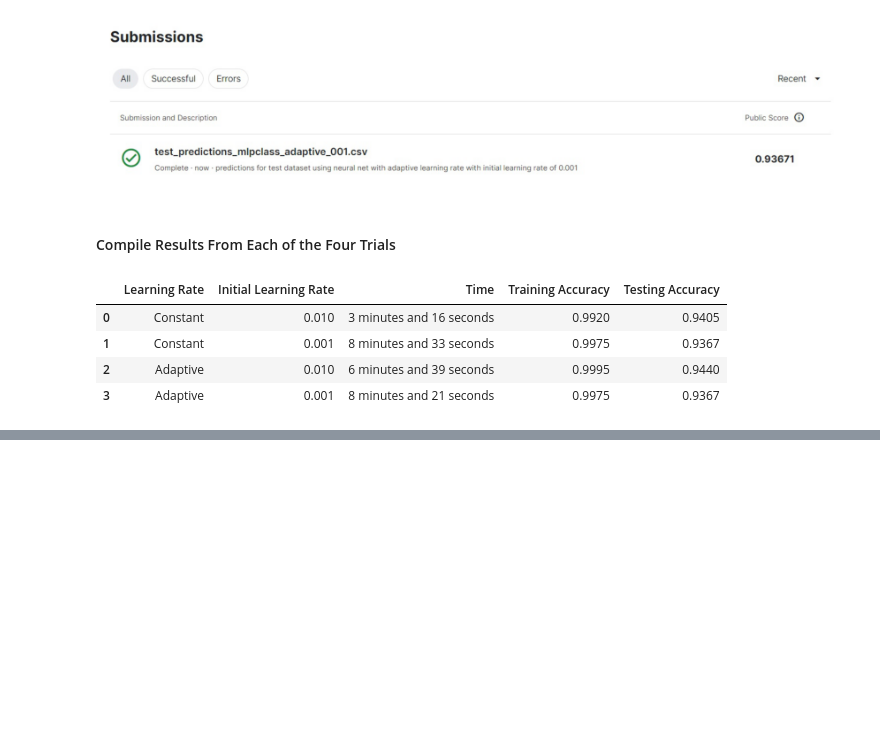
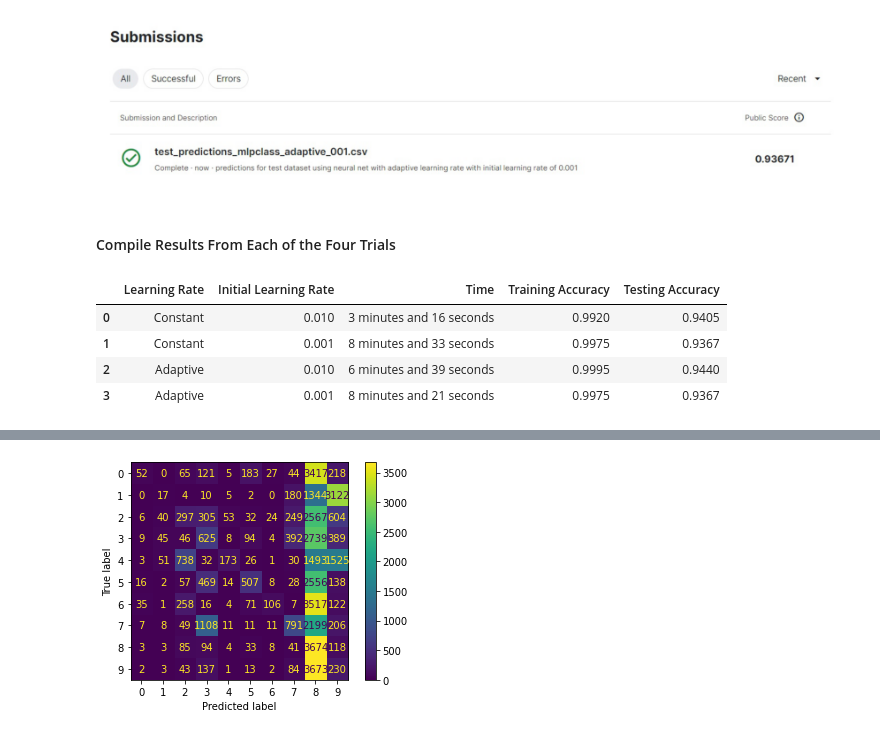
Before and after one commit to clairemarkey/MSDS-422-Group-3-Module-7, a Jupyter notebook: MSDS-422-Group-3-Module-7.ipynb, the cells around one changed output, grey strips where cells are left out. Saved outputs shown, nothing was run; the diff lists cells and outputs as text; code cells hidden in the pictures; blank space fills up the shorter version.

```diff
--- a/MSDS-422-Group-3-Module-7.ipynb
+++ b/MSDS-422-Group-3-Module-7.ipynb
@@ -1600,0 +1657,96 @@ MLP_Scores_SD
+# %%
+# Create a copy of the training dataframe
+from sklearn.preprocessing import StandardScaler
+
+sc = StandardScaler() #Initialize scaling of data
+#nn_train_df.drop(['label'], axis=1, inplace=True) #drop the label column from the df
+
+nn_train_x = principal_components_digits #set df without label as x
+y_train = digit_training_data['label'] #set y a the label column
+nn_train_df = pd.DataFrame(nn_train_x)
+y_train = digit_training_data['label'] #set y a the label column
+
+sc.fit(nn_train_df)
+normalized = sc.transform(nn_train_df)
+
+# Convert scaled data from numpy array into dataframe
+nn_training_features = list(nn_train_df.columns)
+nn_training_scaled_df = pd.DataFrame(normalized, columns=nn_training_features)
+
+# Split the Kaggle training data into training and validation components
+#nn_x_train, nn_x_validation, nn_y_train, nn_y_validation = train_test_split(nn_training_scaled_df,
+#                                                                      nn_train_y,
+#                                                                            test_size=0.25,
+#                                                                           random_state = 1)
+
+# Import libraries
+from sklearn.model_selection import train_test_split, GridSearchCV
+from sklearn.neural_network import MLPClassifier
+from sklearn.preprocessing import StandardScaler
+from sklearn.model_selection import KFold
+from sklearn.metrics import accuracy_score, classification_report, confusion_matrix, ConfusionMatrixDisplay
+
+# Extract predictors and outcome (label variable)
+#X_train = digit_training_data.copy(deep=True)
+#X_train.drop(['label'], axis=1, inplace=True)
+#y_train = digit_training_data['label']
+
+# Standardize the features
+#xscaler = StandardScaler()
+#X_train = xscaler.fit_transform(X_train)
+
+# Initialize MLP Classifier
+mlp_class = MLPClassifier(random_state=1, hidden_layer_sizes=(5,2),
+                        max_iter = 300,activation = 'relu',
+                        solver = 'adam')
+
+mlp_class.fit(nn_train_df, y_train)
+y_pred_train = mlp_class.predict(normalized)
+
+# evaluate the model on the training data
+accuracy_train = accuracy_score(y_train, y_pred_train)
+print("Training Accuracy:", accuracy_train)
+print("Training Classification Report:", classification_report(y_train, y_pred_train))
+
+# Create paramater grid with hyperparameters to tune, use default adam solver so doen't need to tune learning rate
+#param_grid = {
+#    'hidden_layer_sizes': [(10,10), (20,20), (10,10,10), (20,20,20), (10,10,10,10,10), (20,20,20,20,20)]
+#}
+
+# Kfold cv with 5 splits for GridSearch
+#cv = KFold(n_splits=5, shuffle=True, random_state=1)
+
+# Create the GridSearchCV with kfold=5 object and fit it to the training data
+#grid_search = GridSearchCV(mlp_class, param_grid, cv=cv, scoring='accuracy')
+#grid_search.fit(X_train, y_train)
+
+# Print the best hyperparameters found
+#print("Best Hyperparameters:", grid_search.best_params_)
+
+# Save the best estimator
+#best_model = grid_search.best_estimator_
+
+# Save dictionary of mean accuracy scores from models into 'scores' variable
+#dict_results = grid_search.cv_results_
+#scores = dict_results['mean_test_score']
+
+# Use the best model to predict using training data
+#y_pred_train = best_model.predict(X_train)
+
+# evaluate the model on the training data
+#accuracy_train = accuracy_score(y_train, y_pred_train)
+print("Training Accuracy:", accuracy_train)
+print("Training Classification Report:", classification_report(y_train, y_pred_train))
+
+# Create the confusion matrix of the predictions
+cm = confusion_matrix(y_train, y_pred_train)
+ConfusionMatrixDisplay(confusion_matrix=cm).plot();
+
+# Save layer and node data
+#Layers = (2,2,3,3,5,5)
+#Nodes = (10,20,10,20,10,20)
+
+# create dataframe with MLP details and scores for each mode and layer count tested
+#MLP_Scores = pd.DataFrame({'Layers' : Layers, 'Nodes' : Nodes, 'Mean Training Accuracy' : scores})
+#MLP_Scores
+# %% [output]
@@ -1600,0 +1770 @@ MLP_Scores_SD
+[figure, added]
```
Also changed, not shown: parts of 7 cells of this notebook.
